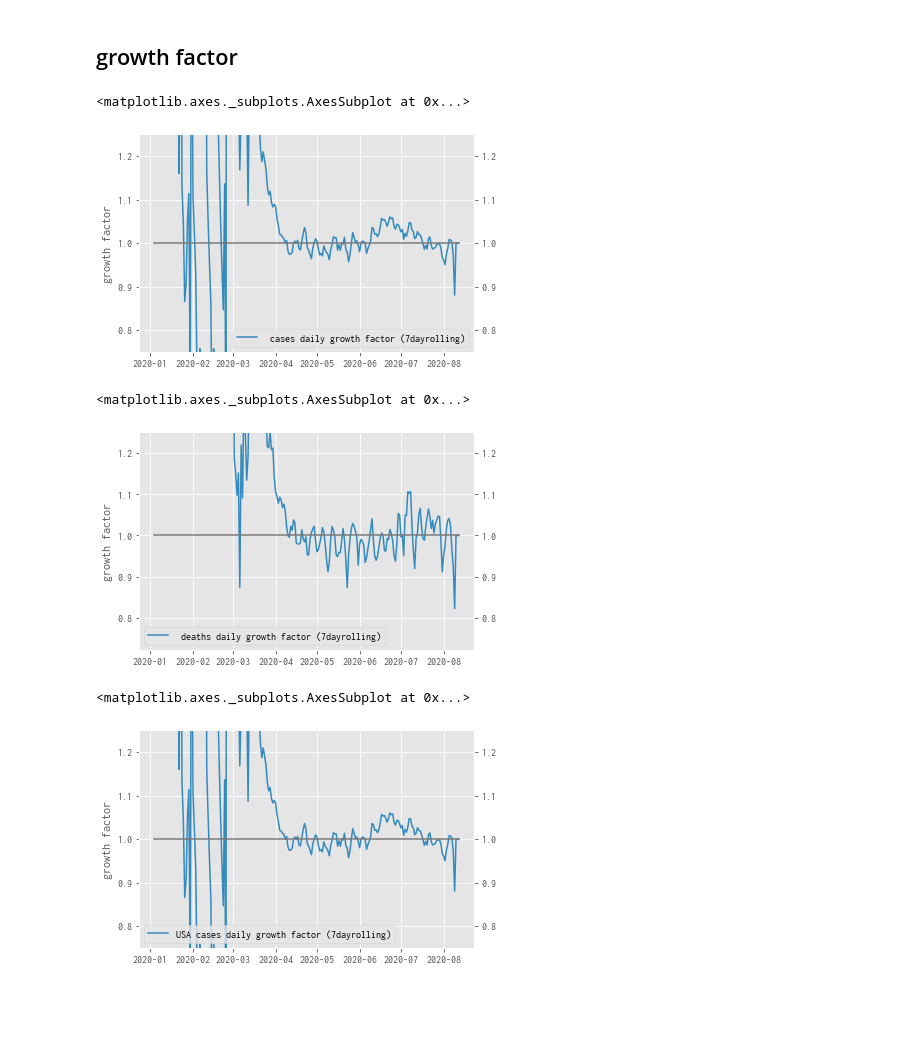
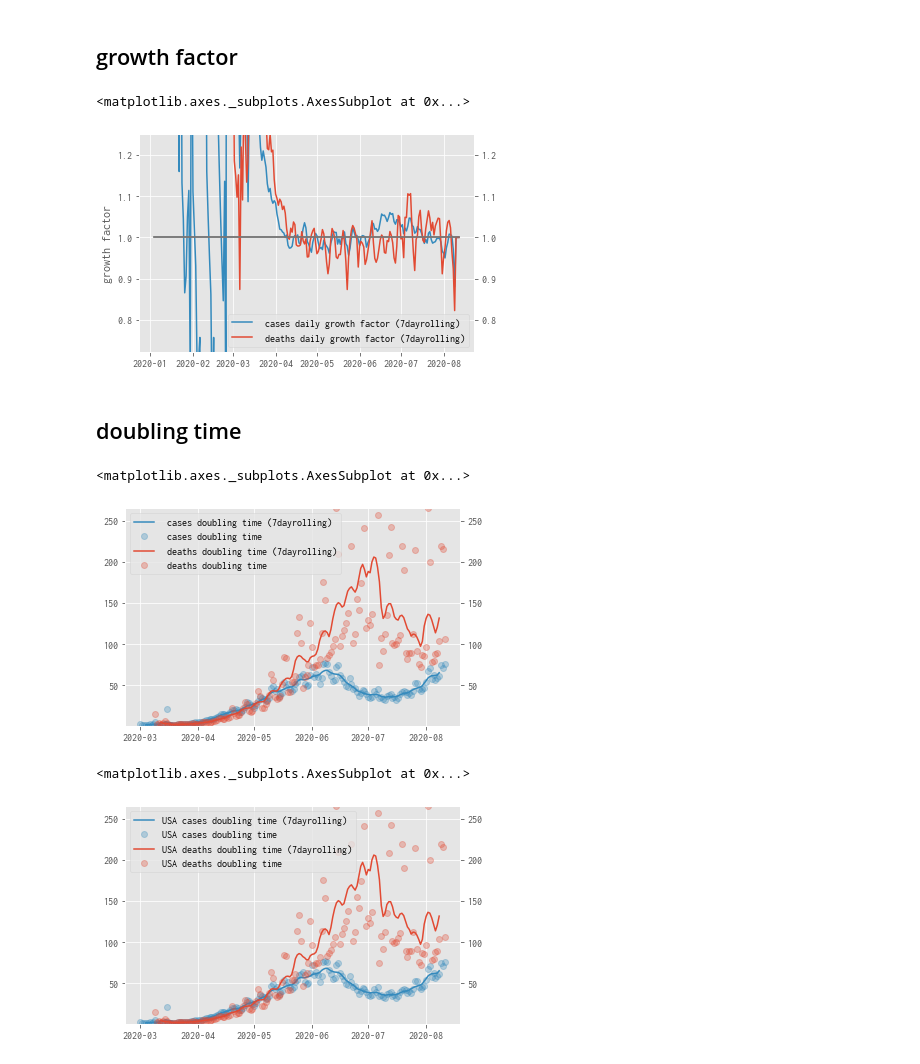
Before and after one commit to oscovida/oscovida, a Jupyter notebook: refactoring_tests.ipynb, the cells around one changed output. Drawn from its saved outputs; the diff is of its cells as text; code cells hidden in the pictures; blank space fills up the shorter version.

```diff
--- a/refactoring_tests.ipynb
+++ b/refactoring_tests.ipynb
@@ -180,20 +176,21 @@ plots.plot_r_number(
 ## growth factor
 # %%
 plots.plot_growth_factor(data.confirmed)
+plots.plot_growth_factor(data.deaths)
 # %% [output]
 <matplotlib.axes._subplots.AxesSubplot at 0x...>
-[figure, old version]
+[figure, new version]
+# %% [markdown]
+## doubling time
 # %%
-plots.plot_growth_factor(data.deaths)
+plots.plot_doubling_time(data.confirmed)
+plots.plot_doubling_time(data.deaths)
 # %% [output]
 <matplotlib.axes._subplots.AxesSubplot at 0x...>
-[figure, old version]
+[figure, new version]
 # %%
-plots.plot_growth_factor(
-    region,
-    colname='confirmed',
-    smoothing='7dayrolling'
-)
+plots.plot_doubling_time(region, colname='confirmed')
+plots.plot_doubling_time(region, colname='deaths')
 # %% [output]
 <matplotlib.axes._subplots.AxesSubplot at 0x...>
-[figure, old version]
+[figure, new version]
```
Also changed, not shown: parts of 5 cells of this notebook.
